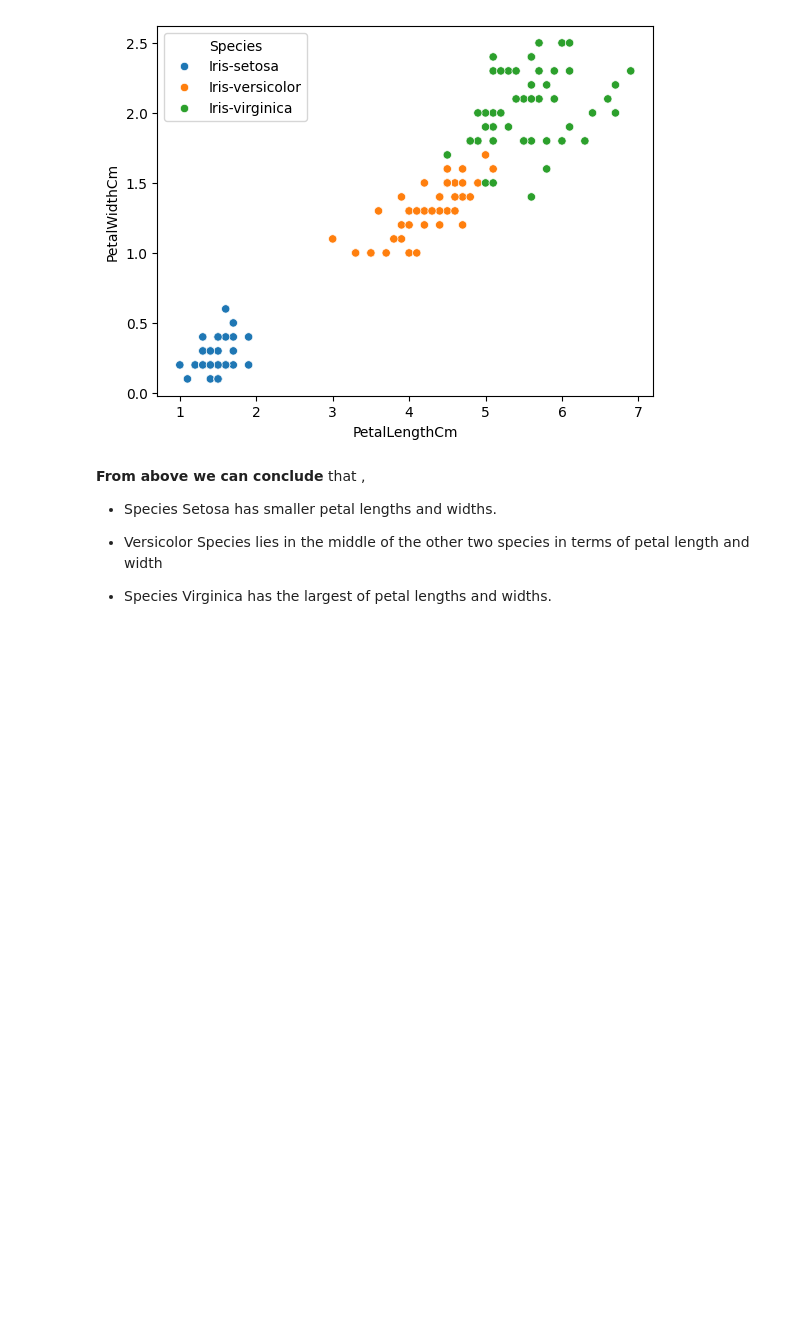
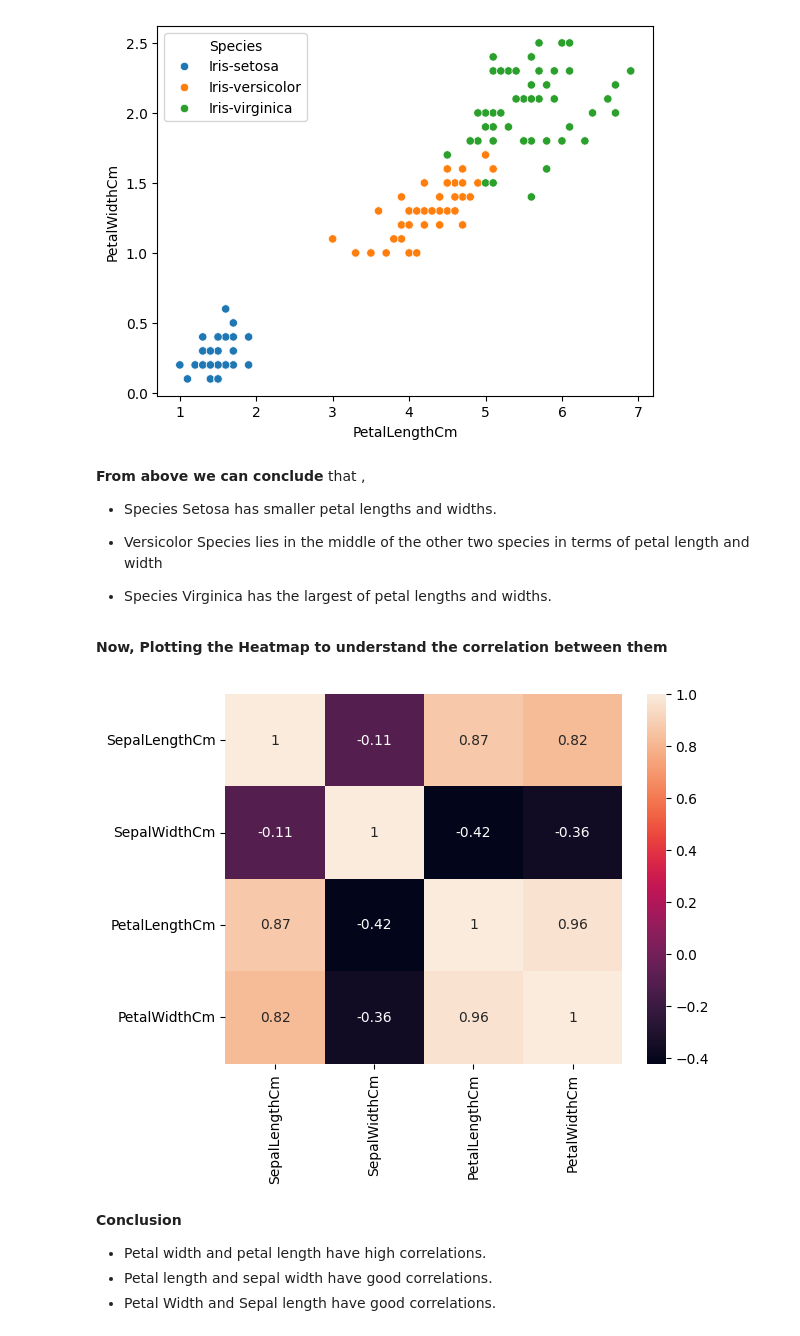
Before and after one commit to codeefy/Machine-Learning-Models, a Jupyter notebook: Linear Regression Model From Scratch/linearregressiononIRIS.ipynb, the cells around one changed output. Cells and saved outputs as stored; diff of their text form; code cells hidden in the pictures; blank space fills up the shorter version.

```diff
--- a/Linear Regression Model From Scratch/linearregressiononIRIS.ipynb
+++ b/Linear Regression Model From Scratch/linearregressiononIRIS.ipynb
@@ -128,3 +128,17 @@ sns.scatterplot(x='PetalLengthCm',y='PetalWidthCm',data=df,hue='Species') # scat
 - Versicolor Species lies in the middle of the other two  species in terms of petal length and width
 
 - Species Virginica has the largest of petal lengths and widths.
+# %% [markdown]
+**Now, Plotting the Heatmap to understand the correlation between them**
+# %%
+sns.heatmap(df.corr(method='pearson').drop(['Id'],axis=1).drop(['Id'],axis=0),annot=True) # making a heatmap for the correlation between the columns
+# dropping the 'Id' column because it is not needed for the correlation matrix
+# and annot=True is used to show the values in the heatmap
+plt.show()
+# %% [output]
+[figure, added]
+# %% [markdown]
+**Conclusion**
+- Petal width and petal length have high correlations.
+- Petal length and sepal width have good correlations.
+- Petal Width and Sepal length have good correlations.
```
